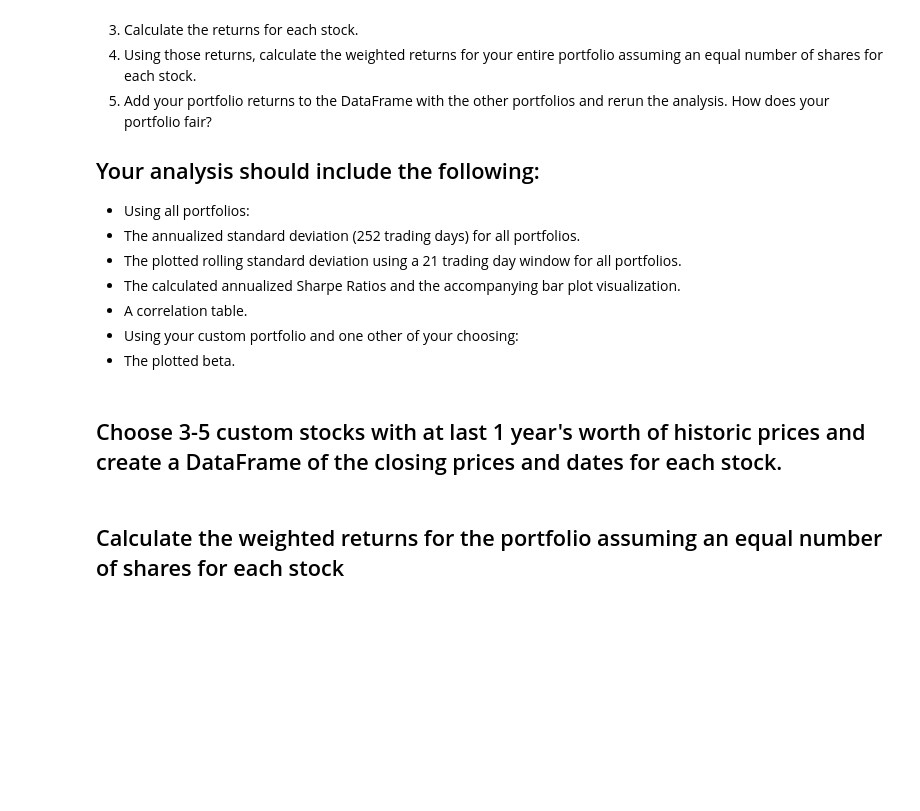
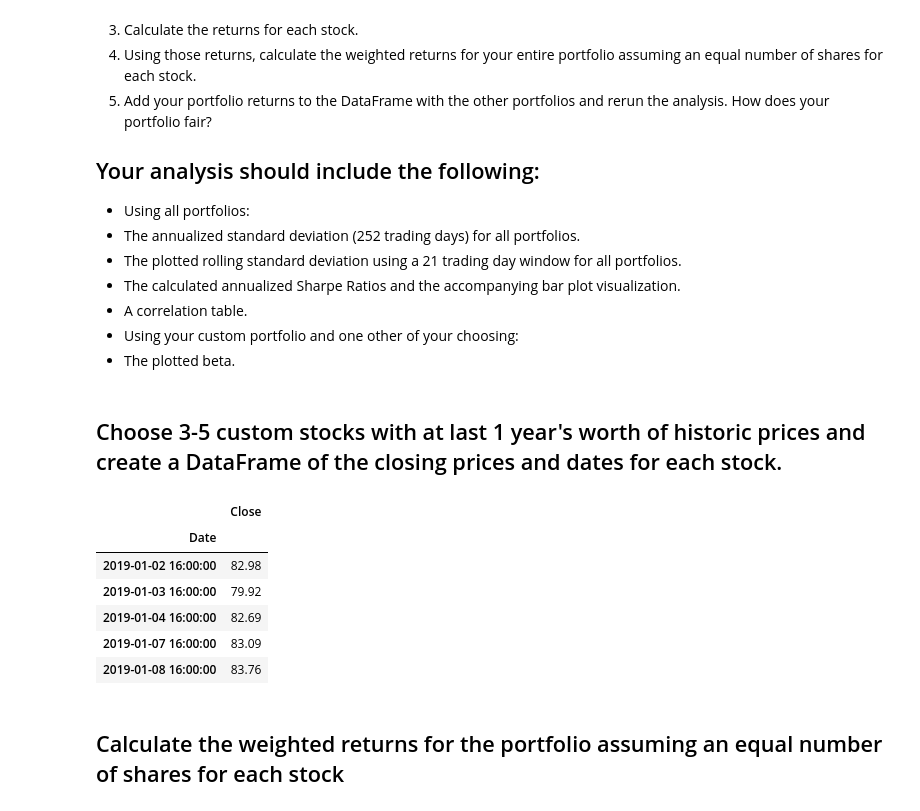
Before and after one commit to jonowens/a_whale_off_the_portfolio, a Jupyter notebook: whale_analysis.ipynb, the cells around one changed output. Cells and saved outputs as stored; diff of their text form; code cells hidden in the pictures; blank space fills up the shorter version.

Commit message:
Can read in CHRW data from .csv file.

```diff
--- a/whale_analysis.ipynb
+++ b/whale_analysis.ipynb
@@ -361,3 +358,16 @@ In this section, you will build your own portfolio of stocks, calculate the retu
+# %%
+# Read the first stock
+chrw_csv = Path("Resources/CHRW.csv")
+chrw_returns = pd.read_csv(chrw_csv, index_col='Date', infer_datetime_format=True, parse_dates=True)
+chrw_returns.head()
+# %% [output]
+|  | Close |
+| Date |  |
+| 2019-01-02 16:00:00 | 82.98 |
+| 2019-01-03 16:00:00 | 79.92 |
+| 2019-01-04 16:00:00 | 82.69 |
+| 2019-01-07 16:00:00 | 83.09 |
+| 2019-01-08 16:00:00 | 83.76 |
 # %%
 # Read the second stock
 # YOUR CODE HERE
```
Also changed, not shown: parts of 1 cell of this notebook.
